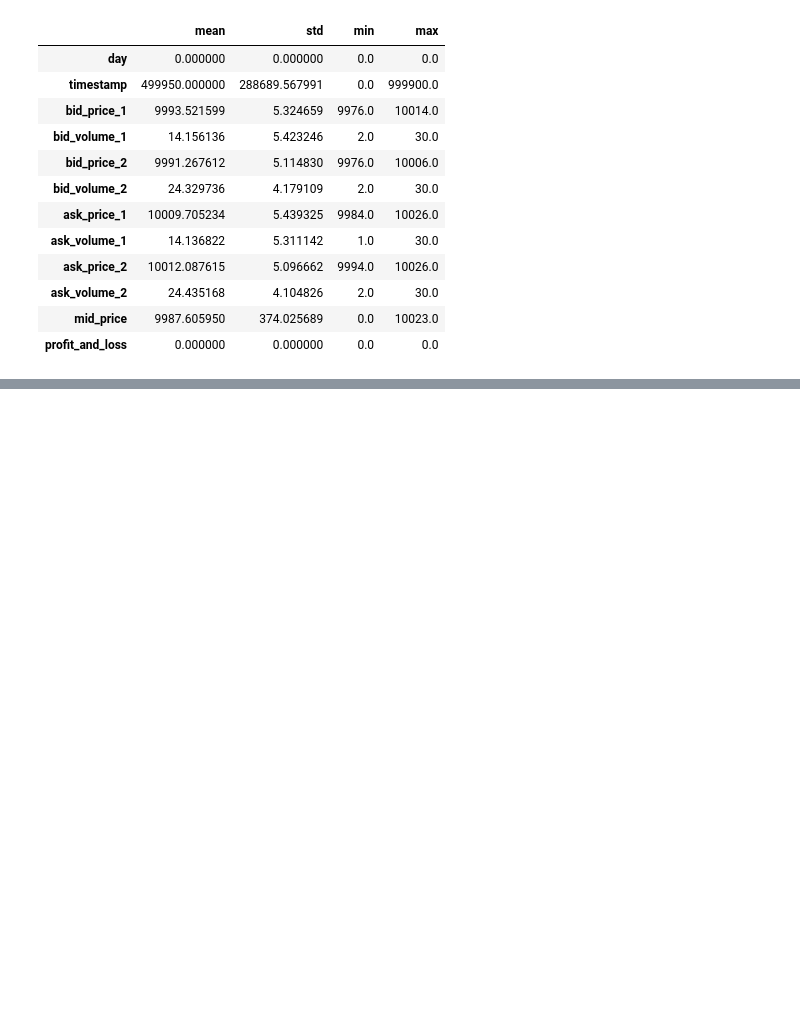
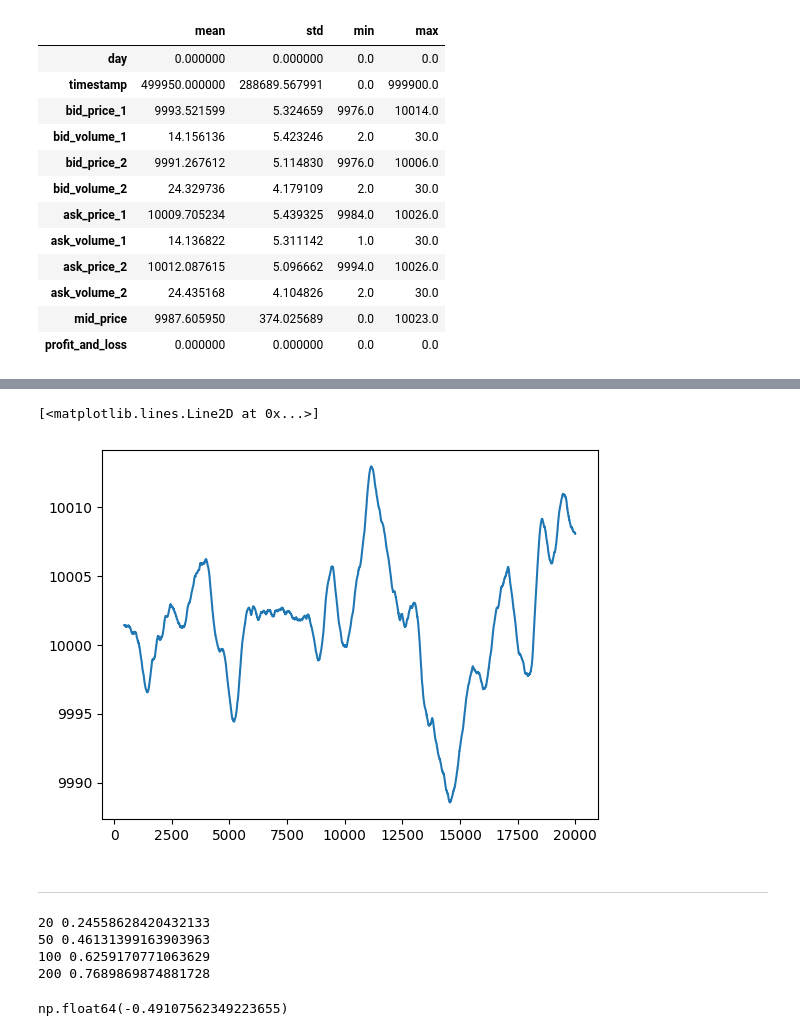
Before and after one commit to Sudhanva420/imc-prosperity-4, a Jupyter notebook: Codes/Notebooks/ac_osmium.ipynb, the cells around one changed output, grey strips where cells are left out. Saved outputs shown, nothing was run; the diff lists cells and outputs as text; code cells hidden in the pictures; blank space fills up the shorter version.

```diff
--- a/Codes/Notebooks/ac_osmium.ipynb
+++ b/Codes/Notebooks/ac_osmium.ipynb
@@ -337,0 +173,8 @@ plt.plot(aco0['mid_price'], label='given mid')
+# %%
+aco0_valid['mean_price'] = aco0_valid['mid_price'].rolling(200).mean()
+plt.plot(aco0_valid['mean_price'])
+# %% [output]
+[<matplotlib.lines.Line2D at 0x...>]
+[figure, added]
+# %% [markdown]
+------
@@ -337,0 +185,14 @@ plt.plot(aco0['mid_price'], label='given mid')
+# %%
+for w in [20, 50, 100, 200]:
+    dev = (df['mid_price'] - df['mid_price'].rolling(w).mean()).dropna()
+    print(w, dev.autocorr(lag=1))
+# %% [output]
+20 0.24558628420432133
+50 0.46131399163903963
+100 0.6259170771063629
+200 0.7689869874881728
+# %%
+df['returns'] = df['mid_price'].diff()
+df['returns'].autocorr(lag=1)
+# %% [output]
+np.float64(-0.49107562349223655)
```
Also changed, not shown: parts of 39 cells of this notebook, 4 other files.
